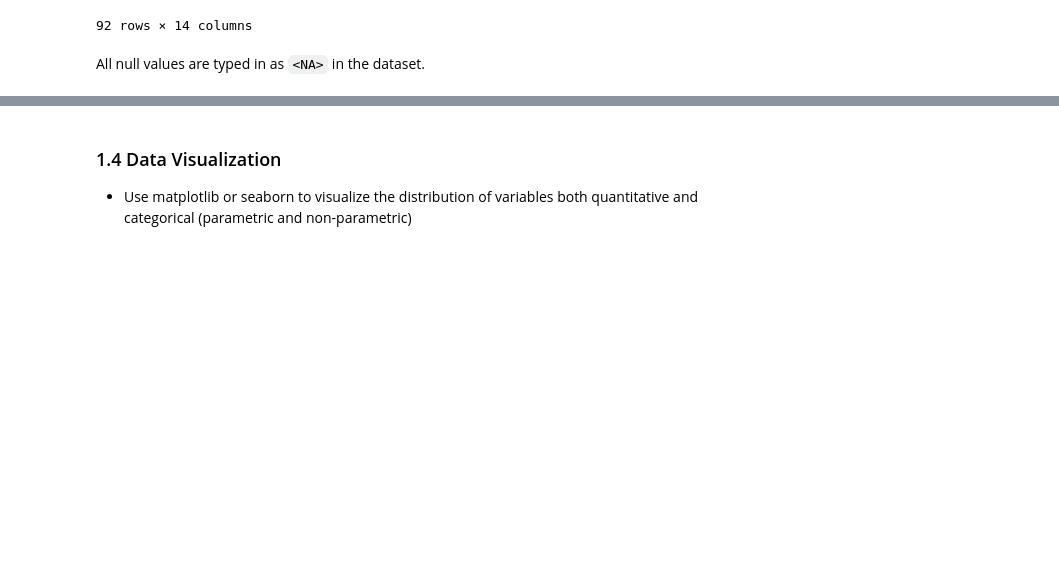
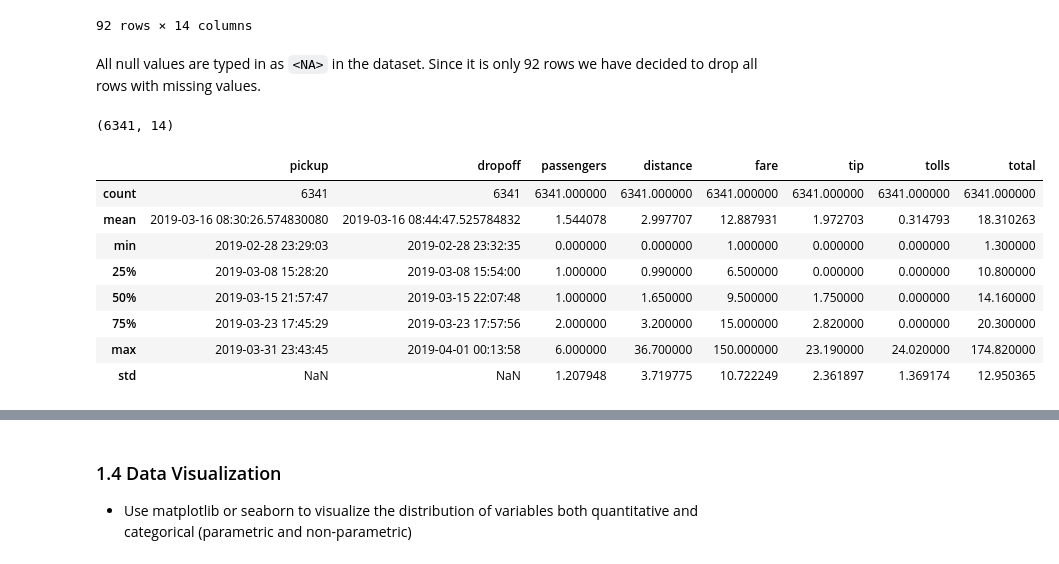
Before and after one commit to Peter537/Soft1-AI-OLA1, a Jupyter notebook: assignment.ipynb, the cells around one changed output, grey strips where cells are left out. Cells and saved outputs as stored; diff of their text form; code cells hidden in the pictures; blank space fills up the shorter version.

```diff
--- a/assignment.ipynb
+++ b/assignment.ipynb
@@ -135,3 +135,4 @@ df[df.isnull().any(axis=1)]
 92 rows × 14 columns
 # %% [markdown]
 All null values are typed in as `<NA>` in the dataset.
+Since it is only 92 rows we have decided to drop all rows with missing values.
@@ -137,0 +141,16 @@ All null values are typed in as `<NA>` in the dataset.
+# %%
+df.shape
+# %% [output]
+(6341, 14)
+# %%
+df.describe()
+# %% [output]
+|  | pickup | dropoff | passengers | distance | fare | tip | tolls | total |
+| count | 6341 | 6341 | 6341.000000 | 6341.000000 | 6341.000000 | 6341.000000 | 6341.000000 | 6341.000000 |
+| mean | 2019-03-16 08:30:26.574830080 | 2019-03-16 08:44:47.525784832 | 1.544078 | 2.997707 | 12.887931 | 1.972703 | 0.314793 | 18.310263 |
+| min | 2019-02-28 23:29:03 | 2019-02-28 23:32:35 | 0.000000 | 0.000000 | 1.000000 | 0.000000 | 0.000000 | 1.300000 |
+| 25% | 2019-03-08 15:28:20 | 2019-03-08 15:54:00 | 1.000000 | 0.990000 | 6.500000 | 0.000000 | 0.000000 | 10.800000 |
+| 50% | 2019-03-15 21:57:47 | 2019-03-15 22:07:48 | 1.000000 | 1.650000 | 9.500000 | 1.750000 | 0.000000 | 14.160000 |
+| 75% | 2019-03-23 17:45:29 | 2019-03-23 17:57:56 | 2.000000 | 3.200000 | 15.000000 | 2.820000 | 0.000000 | 20.300000 |
+| max | 2019-03-31 23:43:45 | 2019-04-01 00:13:58 | 6.000000 | 36.700000 | 150.000000 | 23.190000 | 24.020000 | 174.820000 |
+| std | NaN | NaN | 1.207948 | 3.719775 | 10.722249 | 2.361897 | 1.369174 | 12.950365 |
```
Also changed, not shown: parts of 3 cells of this notebook.
